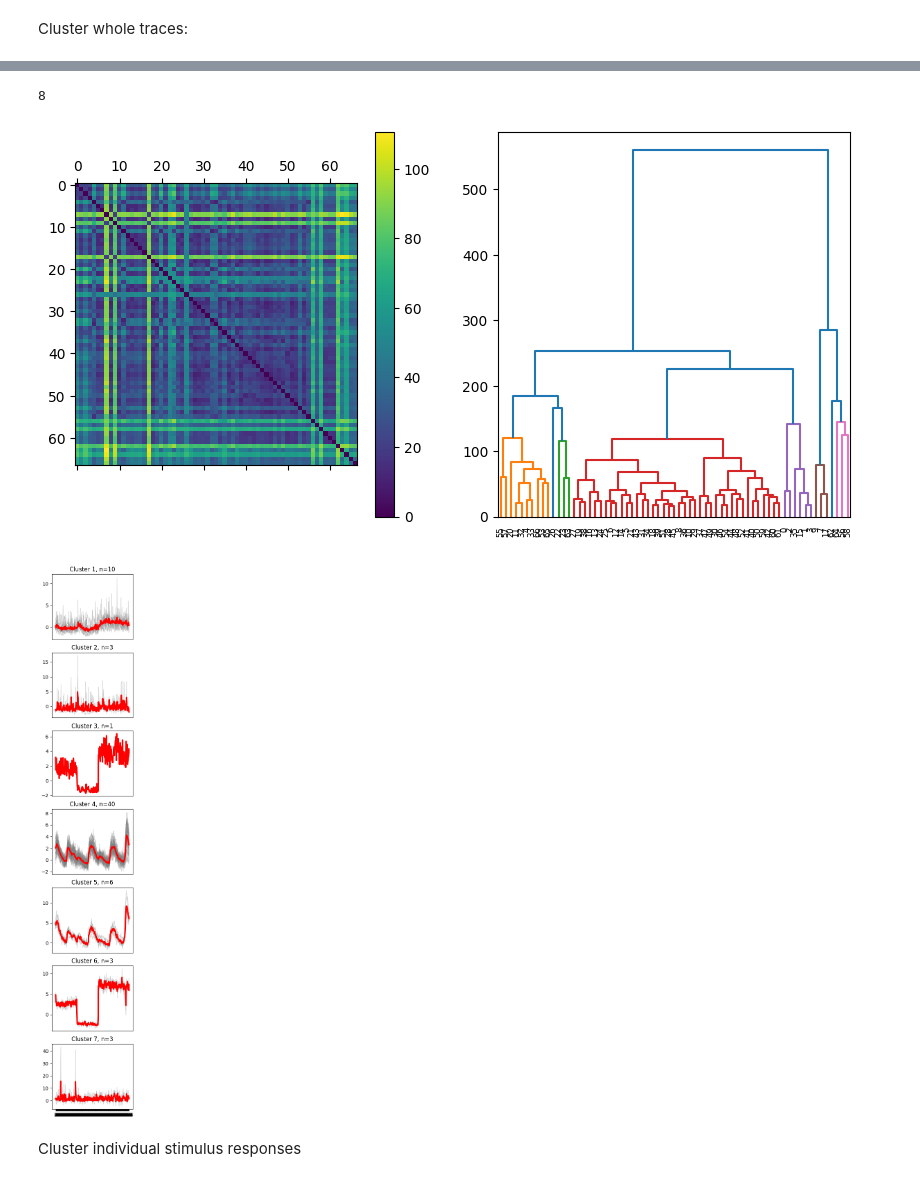
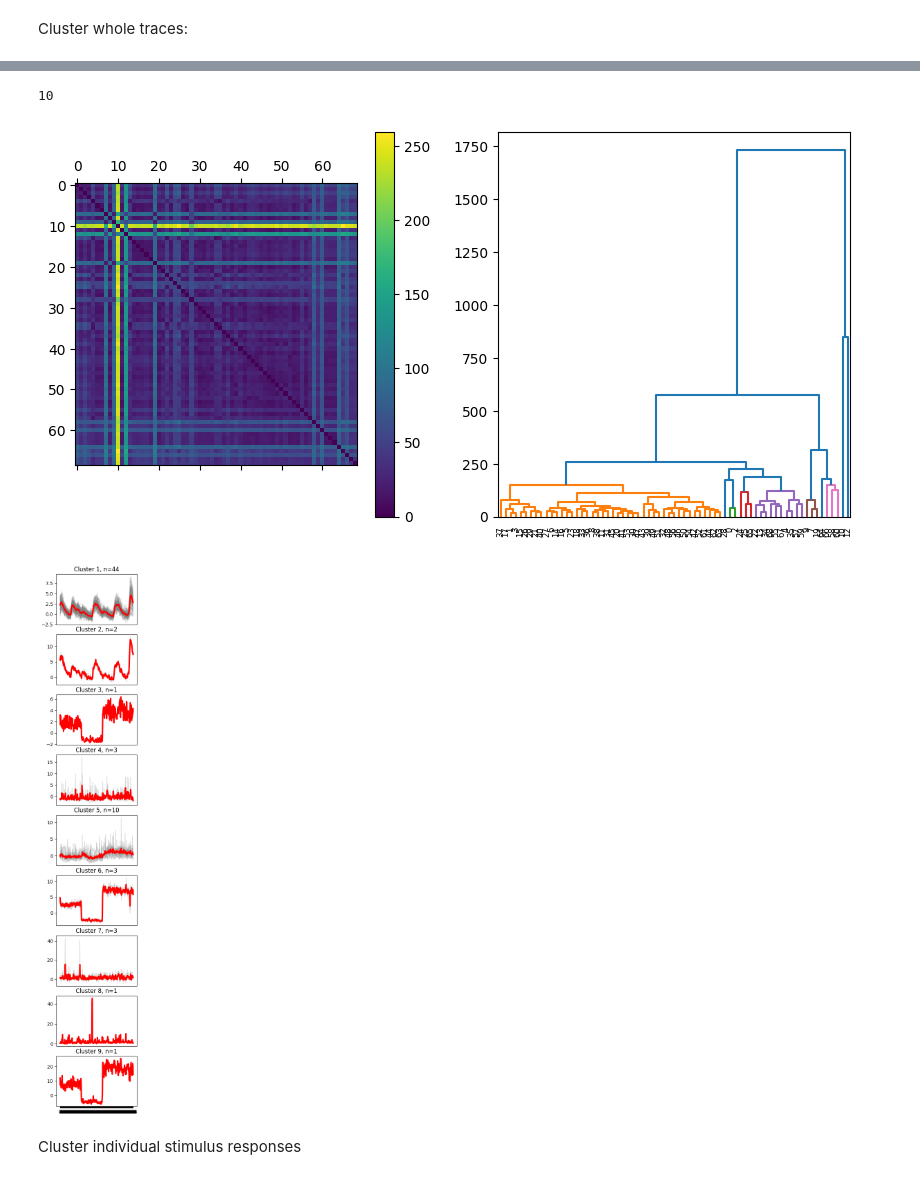
Before and after one commit to simbru/pygor, a Jupyter notebook: ROI_clustering.ipynb, the cells around one changed output, grey strips where cells are left out. Drawn from its saved outputs; the diff is of its cells as text; code cells hidden in the pictures.

```diff
--- a/ROI_clustering.ipynb
+++ b/ROI_clustering.ipynb
@@ -41,39 +38,3 @@ traces = data_object.averages
 [figure]
 # %% [markdown]
 Cluster whole traces:
-# %%
-from sklearn.decomposition import PCA
-from sklearn.cluster import HDBSCAN
-downsampled_traces = data_object.averages[:,::100]
-
-lower_lim = 0.8
-upper_lim = 5
-
-f, ax = plt.subplots(1,3, figsize=(12,3))
-trace_means = abs(np.mean(downsampled_traces, axis=1))
-trace_stds = abs(np.std(downsampled_traces, axis=1))
-downsampled_traces_filtered = downsampled_traces[np.where((trace_stds<5) & (trace_stds>0.8)) [0],:]
-ax[0].plot(trace_means, trace_stds, 'o')
-ax[0].set_xlabel('mean')
-ax[0].set_ylabel('std')
-ax[1].plot(downsampled_traces_filtered.transpose(), color='grey', alpha=0.5)
-ax[1].set_xlabel('traces filtered for mean/std')
-
-pca = PCA(n_components = 10)
-principal_components = pca.fit_transform(downsampled_traces_filtered)
-#ax[2].scatter(principal_components[:,0], principal_components[:,1], color='gray')
-ax[2].set_title('PCA')
-ax[2].set_xlabel('PC1')
-ax[2].set_ylabel('PC2')
-print(pca.explained_variance_ratio_)
-
-hdb = HDBSCAN(min_cluster_size=4)
-clusters = hdb.fit_predict(downsampled_traces_filtered)
-ax[2].scatter(principal_components[:, 0], principal_components[:, 1], c=clusters, cmap='rainbow', alpha=0.7)
-
-f2, ax2 = plt.subplots(1,4, figsize=(12, 3))
-for i, trace in enumerate(downsampled_traces_filtered):
-    if clusters[i] == -1:  # Noise points
-        ax2[clusters[i]].plot(trace, color='gray', alpha=0.3)
-    else:
-        ax2[clusters[i]].plot(trace, color=plt.cm.rainbow(clusters[i] / np.max(clusters)), alpha=0.7)
@@ -88,6 +44,15 @@ from sklearn.metrics import euclidean_distances
 import matplotlib.pyplot as plt
 from scipy.cluster.hierarchy import dendrogram, linkage
 from scipy.cluster.hierarchy import fcluster
+
+lower_lim = 0.8
+upper_lim = 10
+
+downsampled_traces = data_object.averages[:,::100]
+
+trace_means = abs(np.mean(downsampled_traces, axis=1))
+trace_stds = abs(np.std(downsampled_traces, axis=1))
+downsampled_traces_filtered = downsampled_traces[np.where((trace_stds<upper_lim) & (trace_stds>lower_lim)) [0],:]
 
 # %% Load data
 data = downsampled_traces_filtered
@@ -96,36 +61,36 @@ data = downsampled_traces_filtered
 euc_distances = euclidean_distances(data)
 
 # %% Visualize distance matrix
 fig, ax = plt.subplots(1, 2, figsize=(10, 5))
 cax = ax[0].matshow(euc_distances)
 fig.colorbar(cax)
 # ax.set_xlim(100, 150)
 # ax.set_ylim(100, 150)
 
 # %% plot dendrogram with indicated threshold
 dendrogram(linkage(euc_distances, method="complete"), ax=ax[1], color_threshold=150)
 fig.show()
 
 # %% Cluster data based on distance matrix
 
 clustering = fcluster(
     linkage(euc_distances, method="complete"), criterion="distance", t=150
 )
 print(np.max(clustering))
 
 # %% Plot clusters
 fig, ax = plt.subplots(np.max(clustering)-1, 1, figsize=(3, 20))
 for i in range(np.max(clustering)):
     ax[i-1].plot(data[clustering == i].transpose(), color='grey', alpha=0.3, linewidth=1)
     ax[i-1].plot(np.nanmean(data[clustering == i], axis=0), color='red', linewidth=3)
     ax[i-1].set_xticks([])
     ax[i-1].set_title(f"Cluster {i}, n={np.sum(clustering == i)}")
 ax[-1].set_xticks(range(data.shape[1]))
 fig.show()
 # %% [output]
-8
+10
-[figure, old version]
+[figure, new version]
-[figure, old version]
+[figure, new version]
 # %% [markdown]
 Cluster individual stimulus responses
 # %%
```
Also changed, not shown: parts of 8 cells of this notebook, 1 other file.
